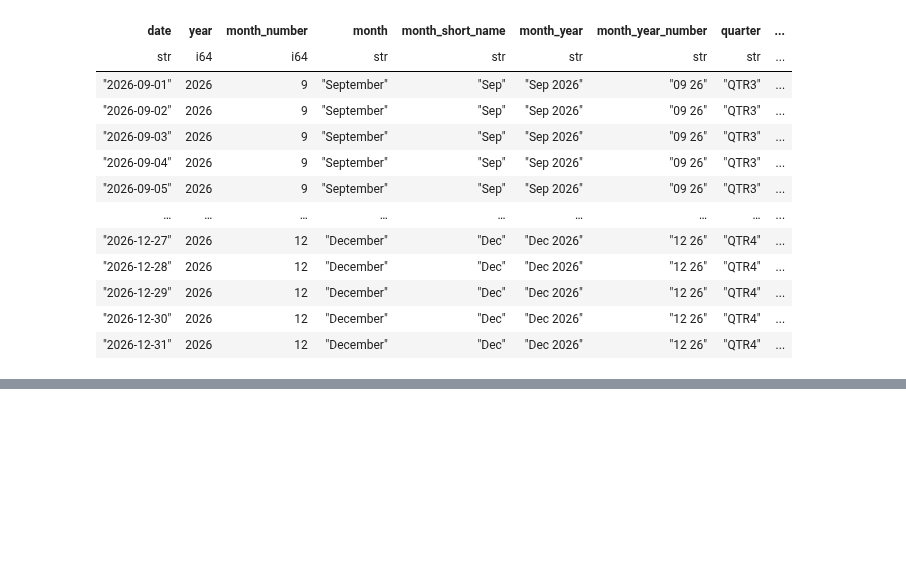
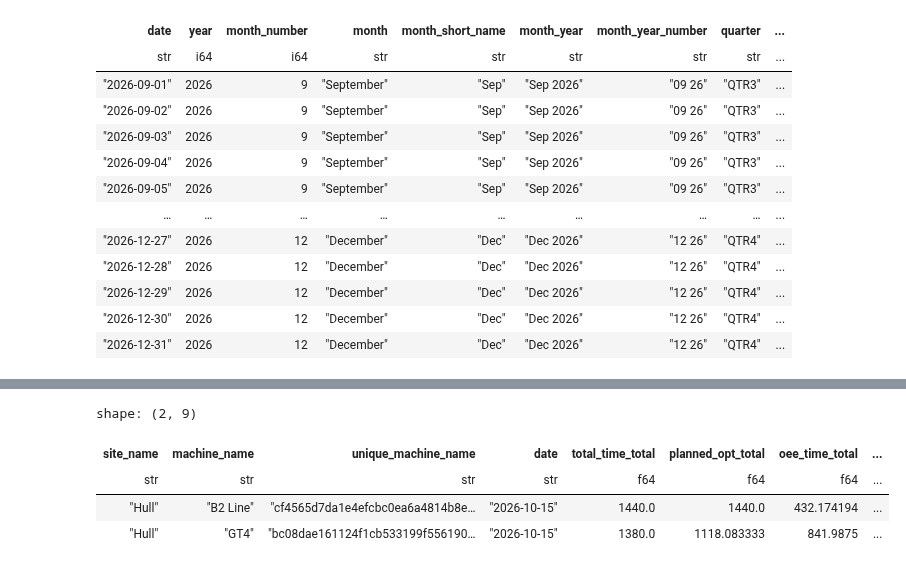
Before and after one commit to AbiyyuMufti/SIH-IBMX-R, a Jupyter notebook: parquet/extractdata.ipynb, the cells around one changed output, grey strips where cells are left out. Saved outputs shown, nothing was run; the diff lists cells and outputs as text; code cells hidden in the pictures; blank space fills up the shorter version.

```diff
--- a/parquet/extractdata.ipynb
+++ b/parquet/extractdata.ipynb
@@ -55,0 +93,8 @@ shape: (122, 11)
+# %%
+request_parquet("data/ten=reckitt/reports/pbi_time_utilisation/site=Hull/pbi_time_utilisation_2026-10-15.parquet", token)
+# %% [output]
+shape: (2, 9)
+| site_name | machine_name | unique_machine_name | date | total_time_total | planned_opt_total | oee_time_total | ... |
+| str | str | str | str | f64 | f64 | f64 | ... |
+| "Hull" | "B2 Line" | "cf4565d7da1e4efcbc0ea6a4814b8e… | "2026-10-15" | 1440.0 | 1440.0 | 432.174194 | ... |
+| "Hull" | "GT4" | "bc08dae161124f1cb533199f556190… | "2026-10-15" | 1380.0 | 1118.083333 | 841.9875 | ... |
```
Also changed, not shown: parts of 14 cells of this notebook, 1 other file.
